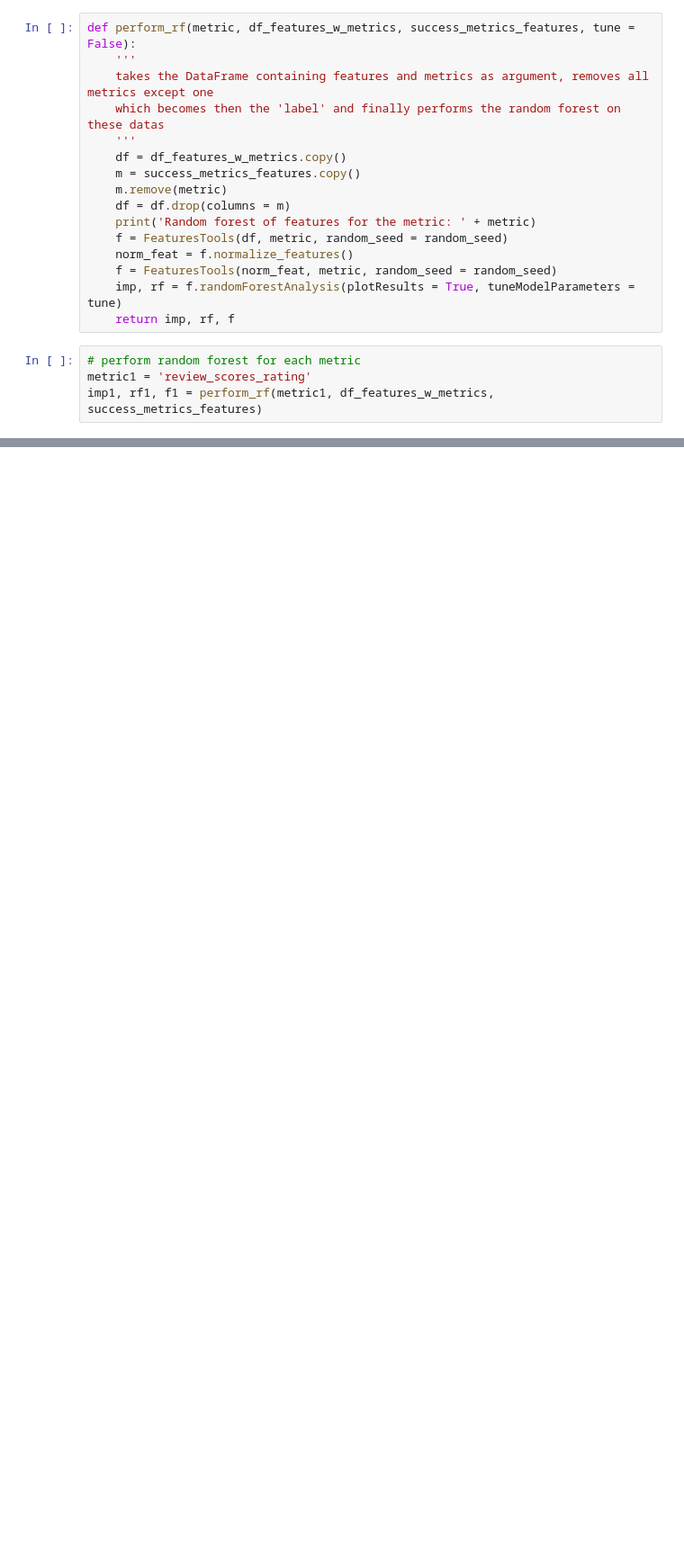
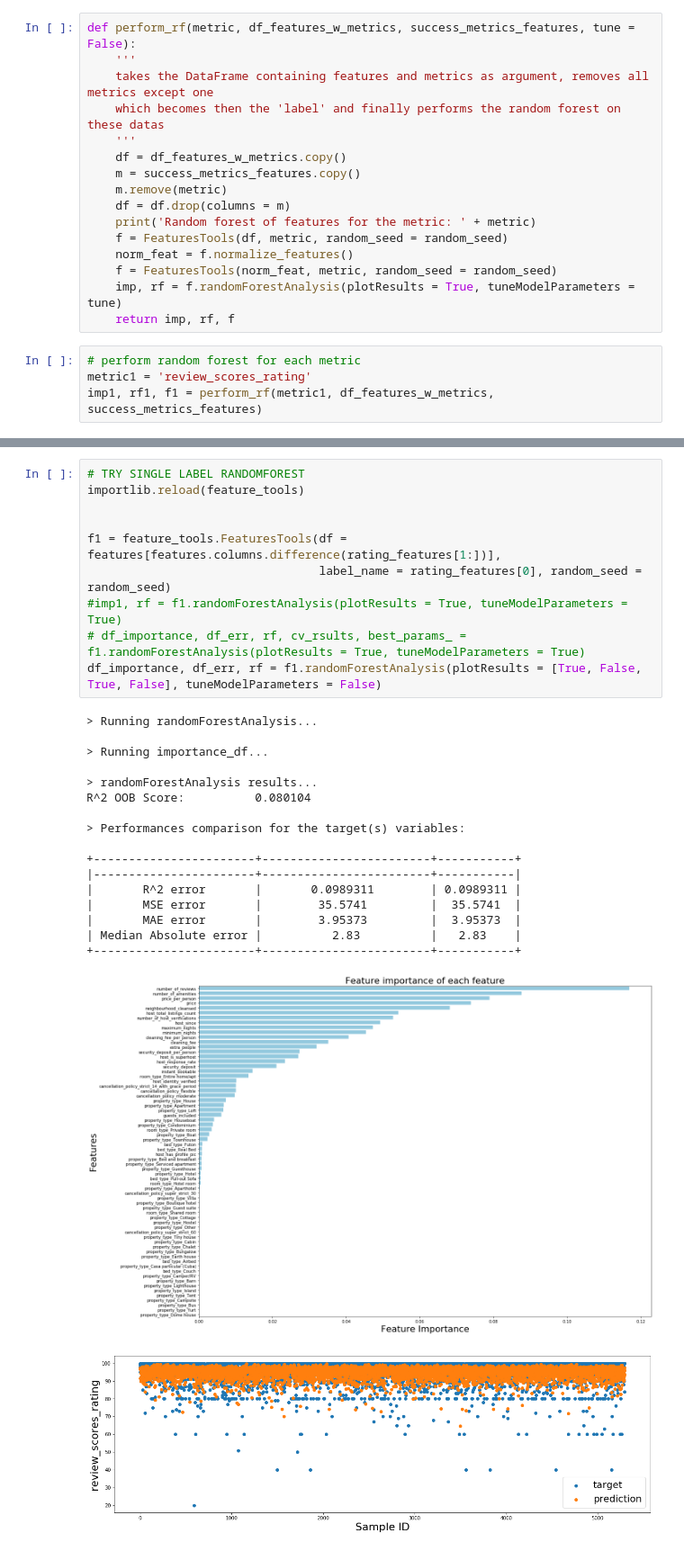
Before and after one commit to vonalven/airbnb_ada_project, a Jupyter notebook: TEST.ipynb, the cells around one changed output, grey strips where cells are left out. Shown at 90% size. Saved outputs shown, nothing was run; the diff lists cells and outputs as text; blank space fills up the shorter version.

```diff
--- a/TEST.ipynb
+++ b/TEST.ipynb
@@ -139,0 +291,29 @@ imp1, rf1, f1 = perform_rf(metric1, df_features_w_metrics, success_metrics_featu
+# %%
+# TRY SINGLE LABEL RANDOMFOREST
+importlib.reload(feature_tools)
+
+
+f1 = feature_tools.FeaturesTools(df = features[features.columns.difference(rating_features[1:])],
+                                 label_name = rating_features[0], random_seed = random_seed)
+#imp1, rf = f1.randomForestAnalysis(plotResults = True, tuneModelParameters = True)
+# df_importance, df_err, rf, cv_rsults, best_params_ = f1.randomForestAnalysis(plotResults = True, tuneModelParameters = True)
+df_importance, df_err, rf = f1.randomForestAnalysis(plotResults = [True, False, True, False], tuneModelParameters = False)
+# %% [output]
+> Running randomForestAnalysis...
+
+> Running importance_df...
+
+> randomForestAnalysis results...
+R^2 OOB Score:          0.080104
+
+> Performances comparison for the target(s) variables:
+
++-----------------------+------------------------+-----------+
+|-----------------------+------------------------+-----------|
+|       R^2 error       |       0.0989311        | 0.0989311 |
+|       MSE error       |        35.5741         |  35.5741  |
+|       MAE error       |        3.95373         |  3.95373  |
+| Median Absolute error |          2.83          |   2.83    |
++-----------------------+------------------------+-----------+
+[figure, added]
+[figure, added]
```
Also changed, not shown: parts of 46 cells of this notebook, 3 other files.
